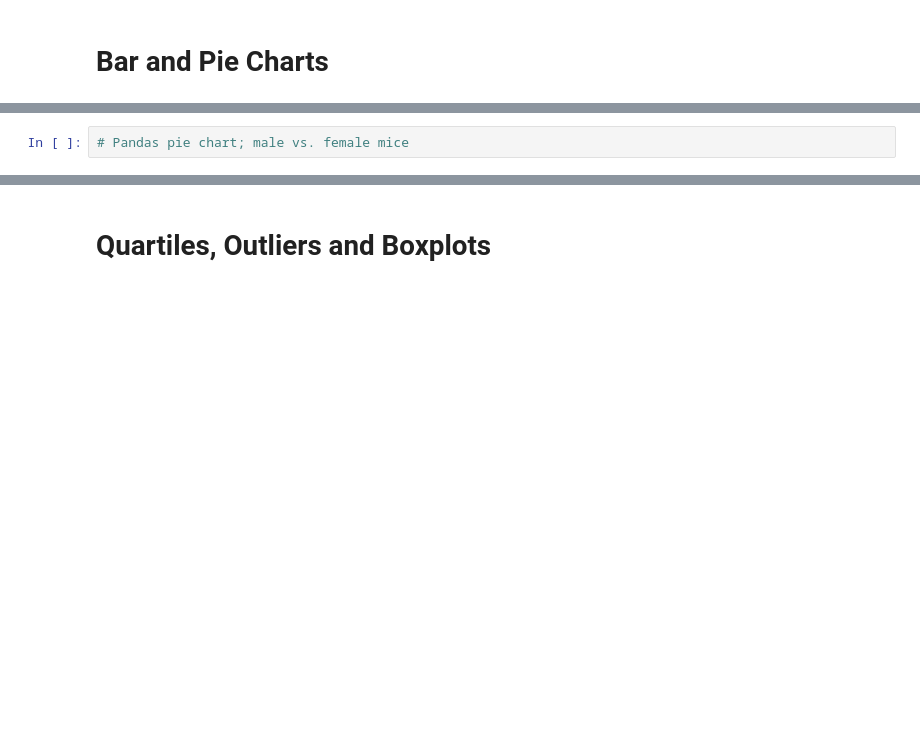
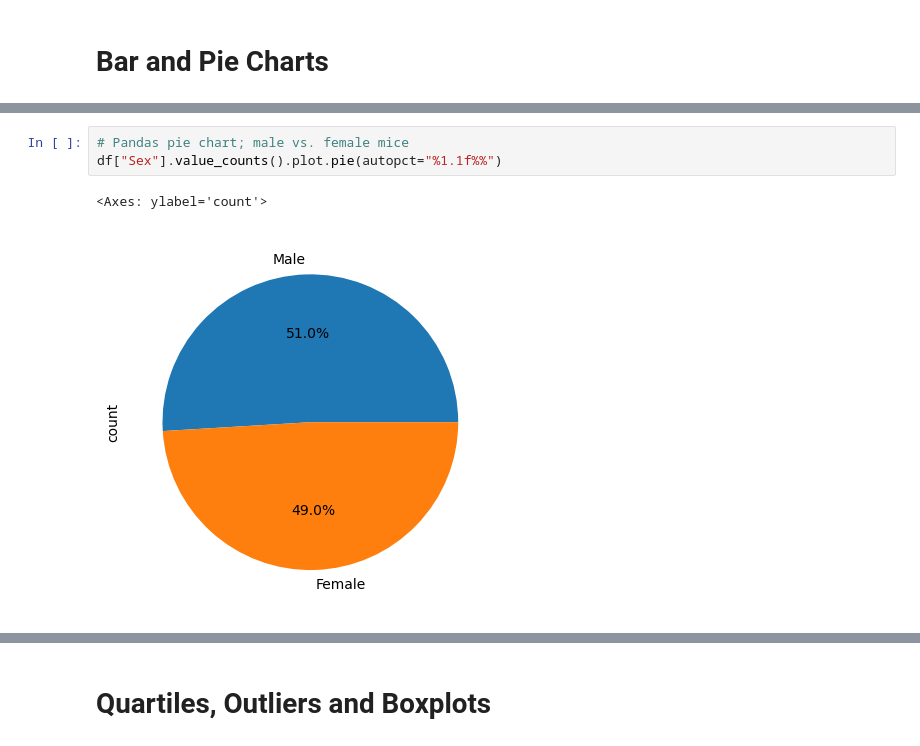
Before and after one commit to martabaker/ds_module_5_data_viz, a Jupyter notebook: Starter Code/Pymaceuticals/Pymaceuticals Inc..ipynb, the cells around one changed output, grey strips where cells are left out. Cells and saved outputs as stored; diff of their text form; blank space fills up the shorter version.

```diff
--- a/Starter Code/Pymaceuticals/Pymaceuticals Inc..ipynb
+++ b/Starter Code/Pymaceuticals/Pymaceuticals Inc..ipynb
@@ -104,4 +138,8 @@ df.mouse_id.nunique()
 # %%
 # Pandas pie chart; male vs. female mice
+df["Sex"].value_counts().plot.pie(autopct="%1.1f%%")
+# %% [output]
+<Axes: ylabel='count'>
+[figure, added]
 # %%
 # Pyplot bar chart
```
Also changed, not shown: parts of 10 cells of this notebook.
